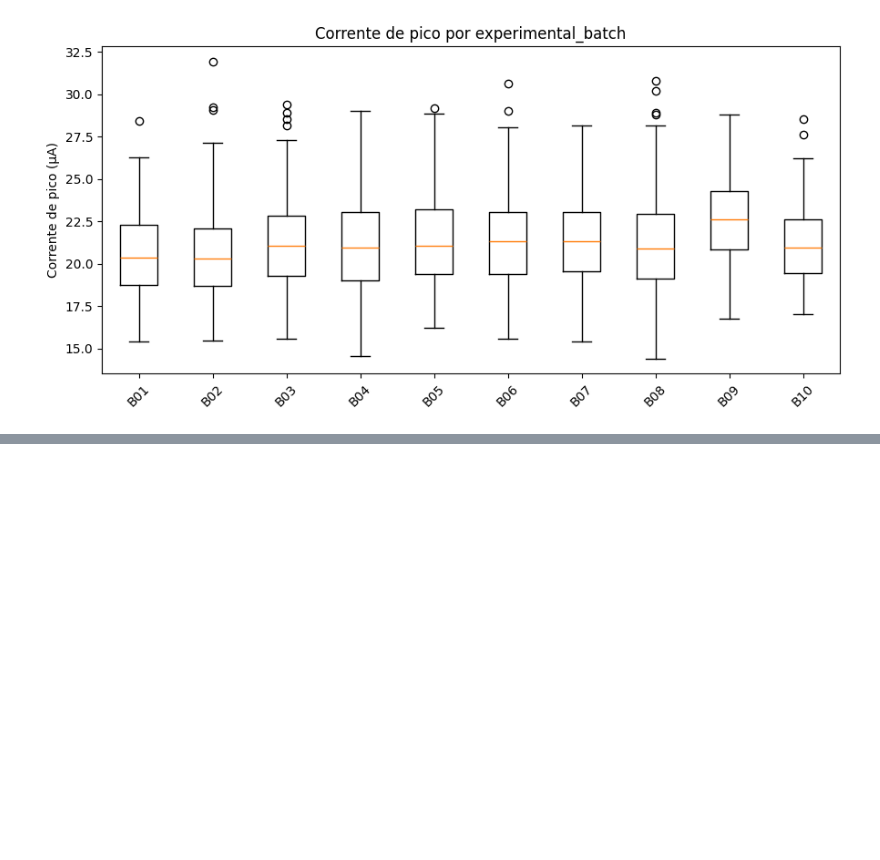
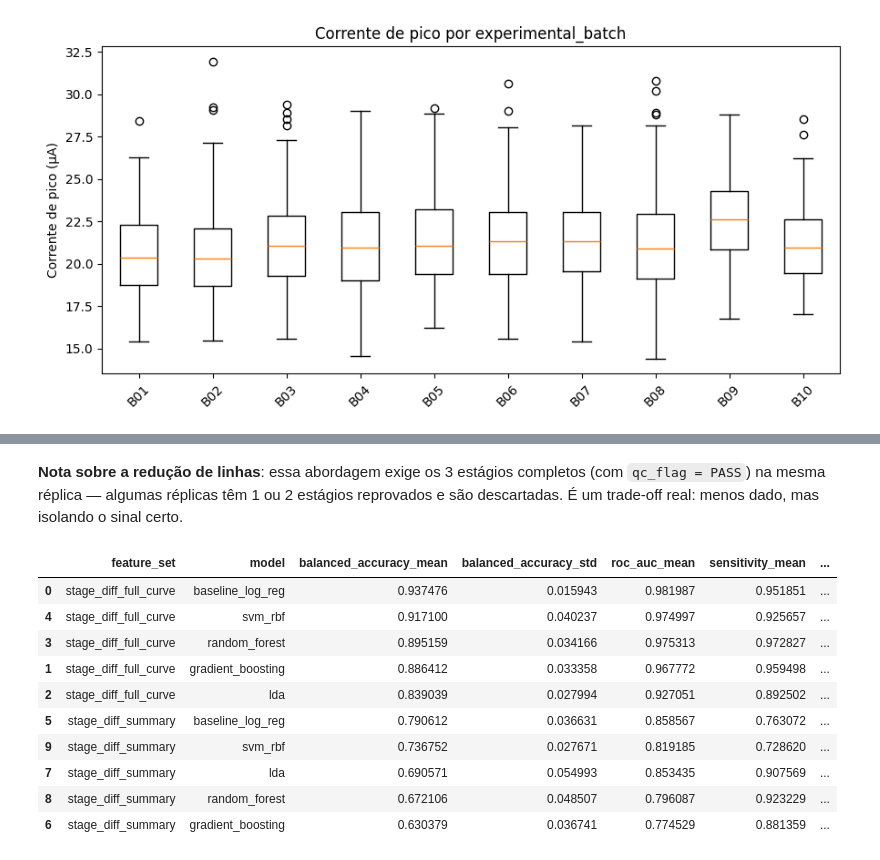
Before and after one commit to brunoribas68/bolsa_fiep_-RP_20061, a Jupyter notebook: case_biossensor.ipynb, the cells around one changed output, grey strips where cells are left out. Saved outputs shown, nothing was run; the diff lists cells and outputs as text; code cells hidden in the pictures; blank space fills up the shorter version.

Commit message:
feat: mudou de lugar o notebook, nova apresentação, novo README e mais info sobre o projeto, alem das mudanças anteriores

```diff
--- a/src/case_biossensor.ipynb
+++ b/case_biossensor.ipynb
@@ -407,0 +454,23 @@ for col in ["sensor_lot", "experimental_batch"]:
+# %% [markdown]
+**Nota sobre a redução de linhas**: essa abordagem exige os 3 estágios completos (com
+`qc_flag = PASS`) na mesma réplica — algumas réplicas têm 1 ou 2 estágios reprovados e são
+descartadas. É um trade-off real: menos dado, mas isolando o sinal certo.
+# %%
+seeds = list(range(10))
+results_summary = []
+for fs in ["stage_diff_summary", "stage_diff_full_curve"]:
+    results_summary.append(run_multiseed_comparison(stage_dataset, fs, seeds))
+comparison = summarize(pd.concat(results_summary, ignore_index=True))
+comparison[["feature_set","model","balanced_accuracy_mean","balanced_accuracy_std","roc_auc_mean","sensitivity_mean","specificity_mean","n_seeds"]]
+# %% [output]
+|  | feature_set | model | balanced_accuracy_mean | balanced_accuracy_std | roc_auc_mean | sensitivity_mean | ... |
+| 0 | stage_diff_full_curve | baseline_log_reg | 0.937476 | 0.015943 | 0.981987 | 0.951851 | ... |
+| 4 | stage_diff_full_curve | svm_rbf | 0.917100 | 0.040237 | 0.974997 | 0.925657 | ... |
+| 3 | stage_diff_full_curve | random_forest | 0.895159 | 0.034166 | 0.975313 | 0.972827 | ... |
+| 1 | stage_diff_full_curve | gradient_boosting | 0.886412 | 0.033358 | 0.967772 | 0.959498 | ... |
+| 2 | stage_diff_full_curve | lda | 0.839039 | 0.027994 | 0.927051 | 0.892502 | ... |
+| 5 | stage_diff_summary | baseline_log_reg | 0.790612 | 0.036631 | 0.858567 | 0.763072 | ... |
+| 9 | stage_diff_summary | svm_rbf | 0.736752 | 0.027671 | 0.819185 | 0.728620 | ... |
+| 7 | stage_diff_summary | lda | 0.690571 | 0.054993 | 0.853435 | 0.907569 | ... |
+| 8 | stage_diff_summary | random_forest | 0.672106 | 0.048507 | 0.796087 | 0.923229 | ... |
+| 6 | stage_diff_summary | gradient_boosting | 0.630379 | 0.036741 | 0.774529 | 0.881359 | ... |
```
Also changed, not shown: parts of 13 cells of this notebook, 5 other files.
